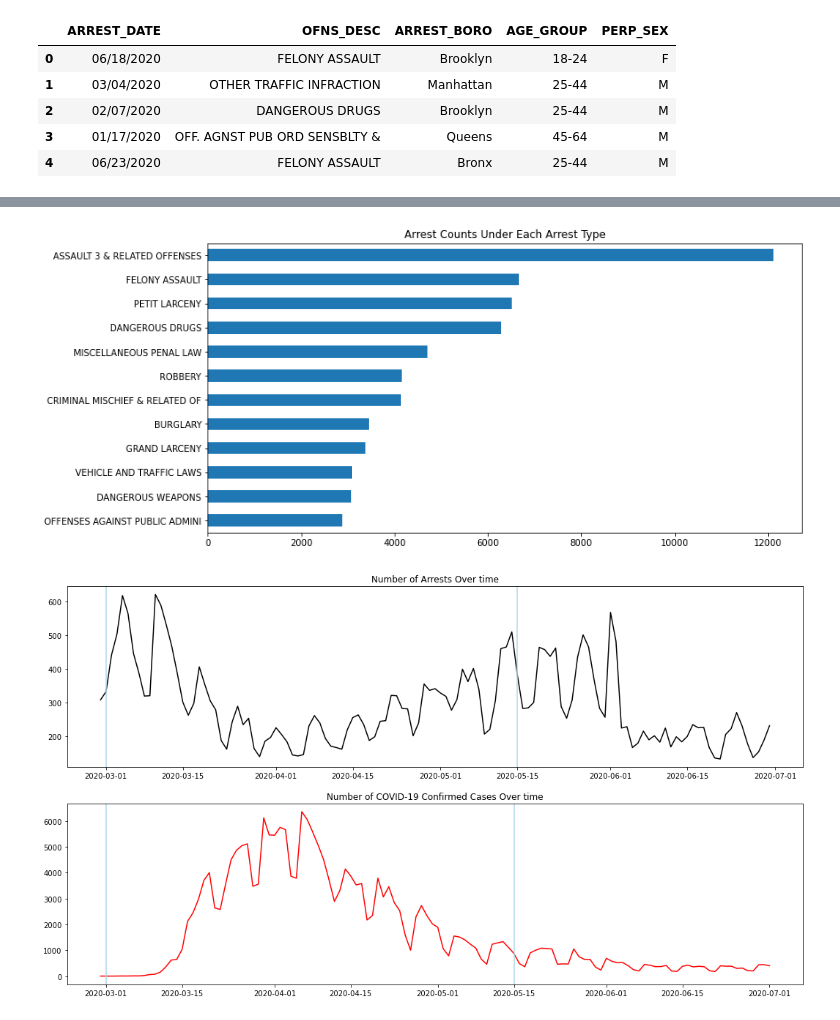
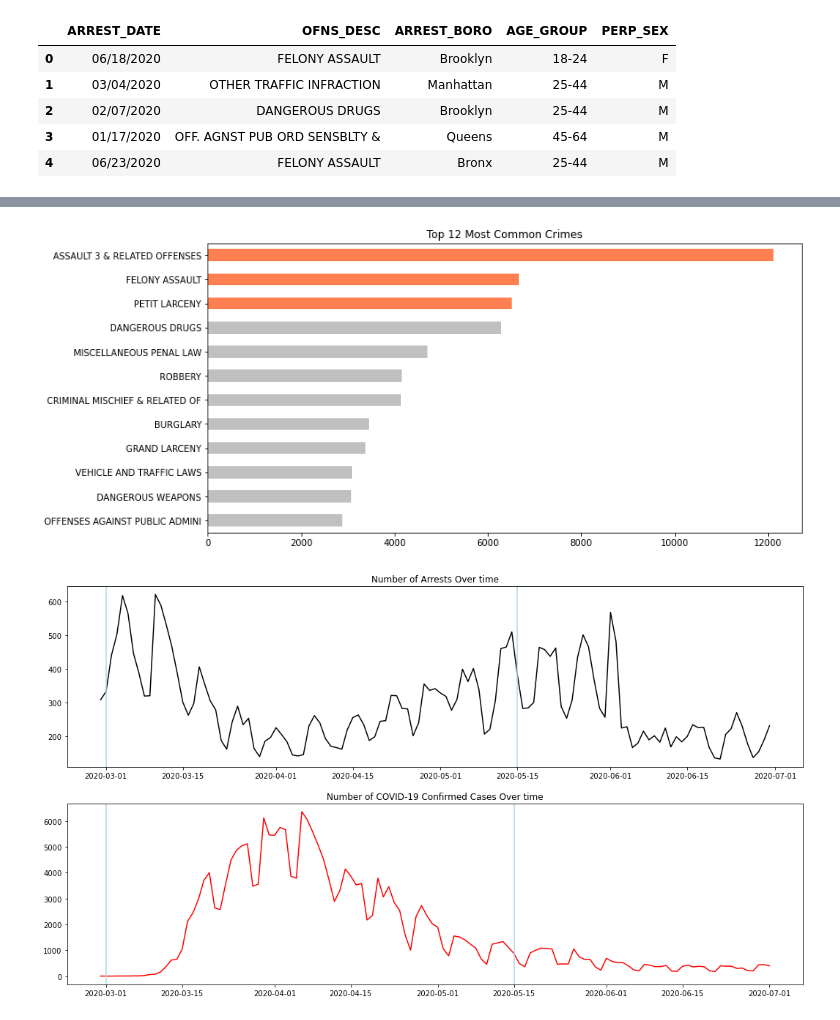
Before and after one commit to cesar3963/Covid-Vs-NYPD-Crime-, a Jupyter notebook: main.ipynb, the cells around one changed output, grey strips where cells are left out. Drawn from its saved outputs; the diff is of its cells as text; code cells hidden in the pictures.

```diff
--- a/main.ipynb
+++ b/main.ipynb
@@ -91,10 +104,10 @@ df
 # %%
 fig, ax = plt.subplots(figsize=(12,6))
-pd.value_counts(df["OFNS_DESC"]).sort_values().plot(kind="barh")
-plt.title('Arrest Counts Under Each Arrest Type')
+pd.value_counts(df["OFNS_DESC"]).sort_values().plot(kind="barh", color=['silver', 'silver', 'silver', 'silver', 'silver', 'silver', 'silver', 'silver','silver','coral','coral', 'coral'])
+plt.title('Top 12 Most Common Crimes')
 plt.show()
 # %% [output]
-[figure, old version]
+[figure, new version]
 # %%
 df['ARREST_DATE'] = pd.to_datetime(df['ARREST_DATE'])
 df['COUNT'] = 1
```
Also changed, not shown: parts of 13 cells of this notebook.
